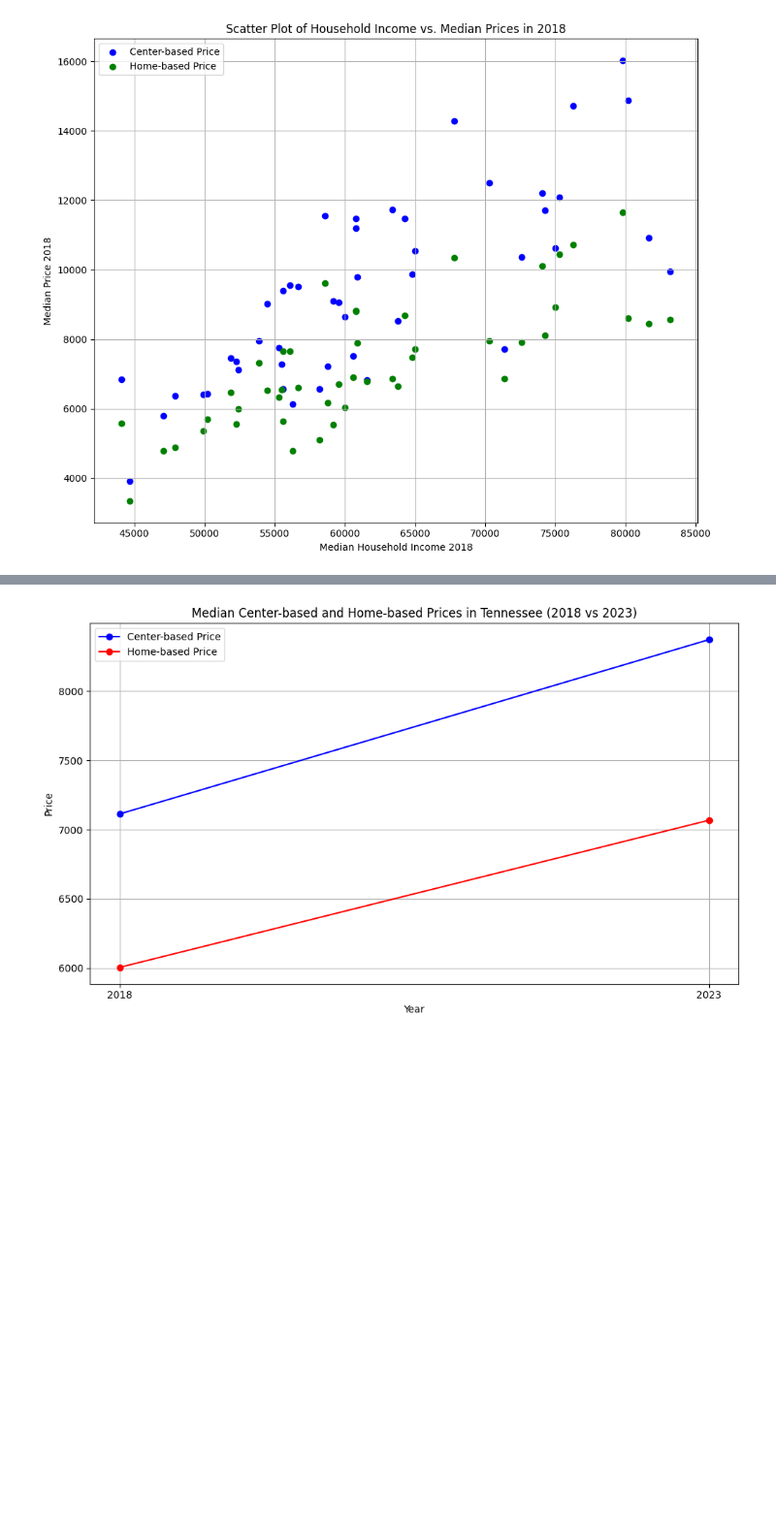
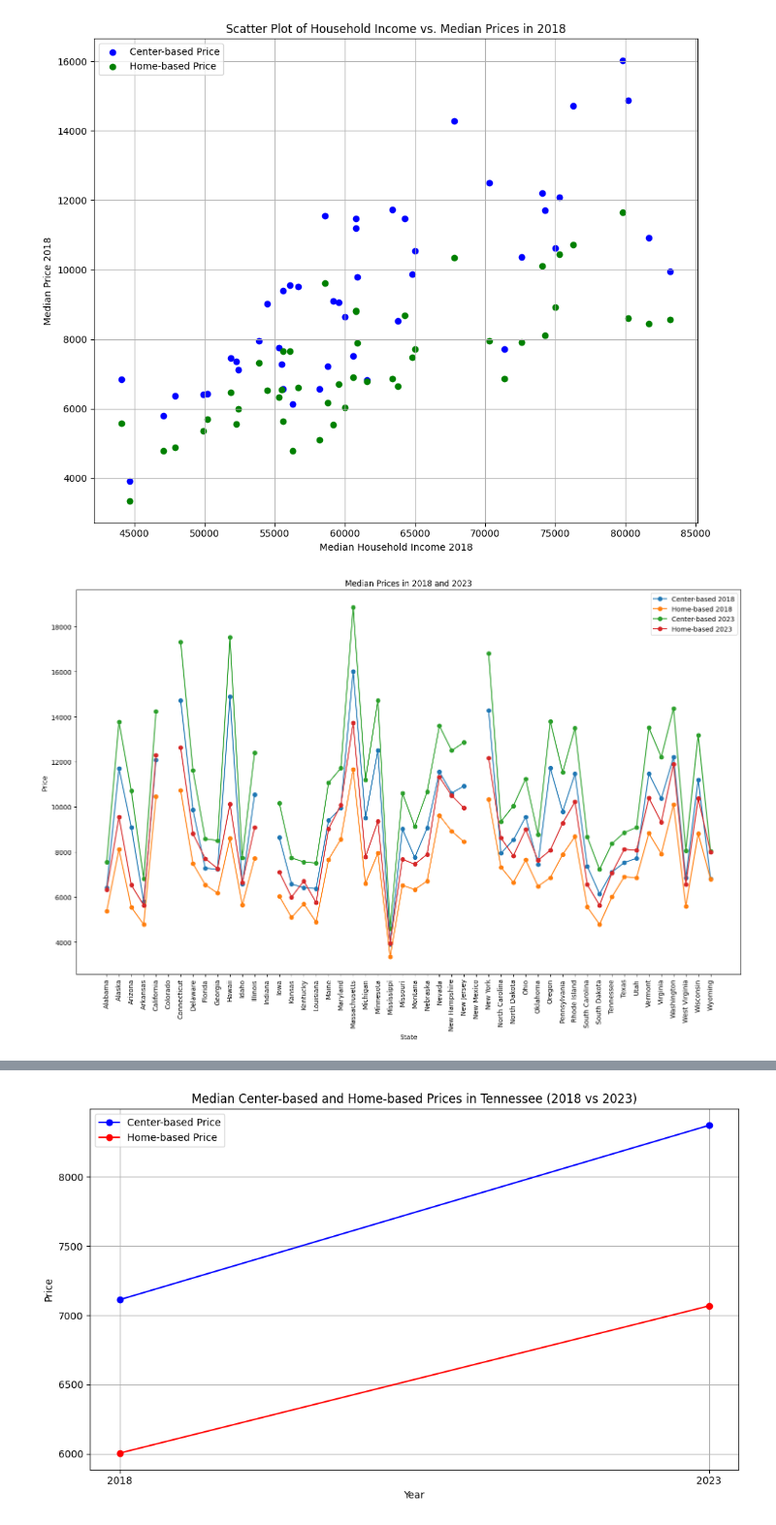
Before and after one commit to Clivesay1/Project-1, a Jupyter notebook: GetCharted.ipynb, the cells around one changed output, grey strips where cells are left out. Shown at 97% size. Drawn from its saved outputs; the diff is of its cells as text; code cells hidden in the pictures; blank space fills up the shorter version.

```diff
--- a/GetCharted.ipynb
+++ b/GetCharted.ipynb
@@ -136,3 +136,37 @@ plt.tight_layout()
 plt.show()
 # %% [output]
 [figure]
+# %%
+
+cols_to_convert = ['Median center-based price: 2018', 'Median home-based price: 2018',
+                   'Median center-based price: 2023', 'Median home-based price: 2023']
+median_df[cols_to_convert] = median_df[cols_to_convert].apply(pd.to_numeric, errors='coerce')
+
+# Step 2: Prepare data for plotting
+states = median_df['State']
+center_based_2018 = median_df['Median center-based price: 2018']
+home_based_2018 = median_df['Median home-based price: 2018']
+center_based_2023 = median_df['Median center-based price: 2023']
+home_based_2023 = median_df['Median home-based price: 2023']
+
+# Step 3: Create the line chart
+fig, ax = plt.subplots(figsize=(15, 10))
+
+# Plotting the lines
+ax.plot(states, center_based_2018, label='Center-based 2018', marker='o')
+ax.plot(states, home_based_2018, label='Home-based 2018', marker='o')
+ax.plot(states, center_based_2023, label='Center-based 2023', marker='o')
+ax.plot(states, home_based_2023, label='Home-based 2023', marker='o')
+
+# Adding labels and title
+ax.set_xlabel('State')
+ax.set_ylabel('Price')
+ax.set_title('Median Prices in 2018 and 2023')
+ax.set_xticks(range(len(states)))
+ax.set_xticklabels(states, rotation=90)
+ax.legend()
+
+plt.tight_layout()
+plt.show()
+# %% [output]
+[figure, added]
```
Also changed, not shown: parts of 3 cells of this notebook.
